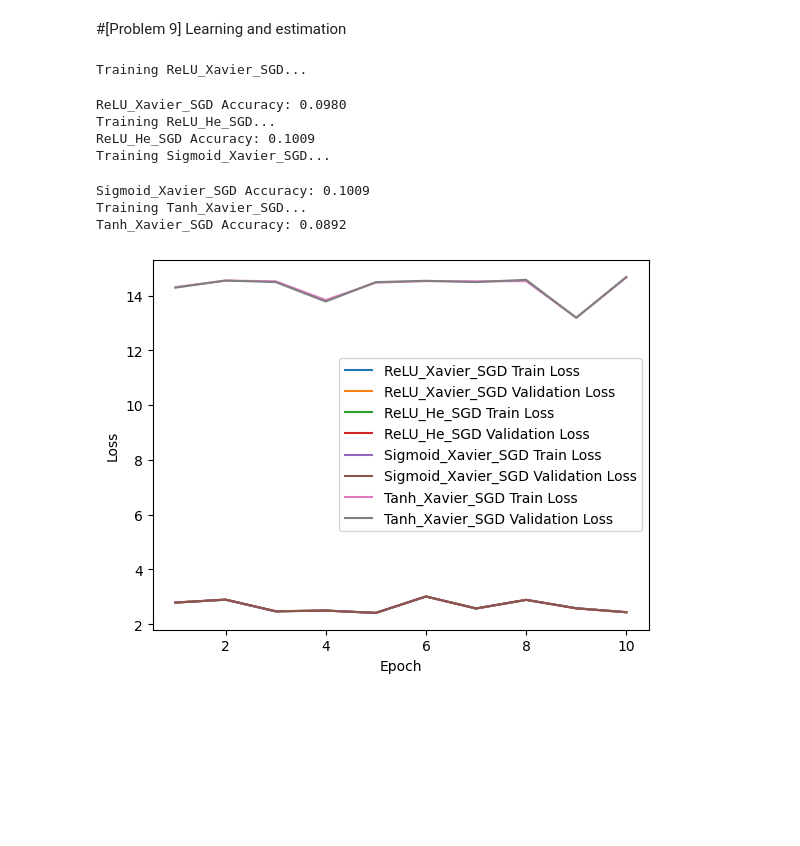
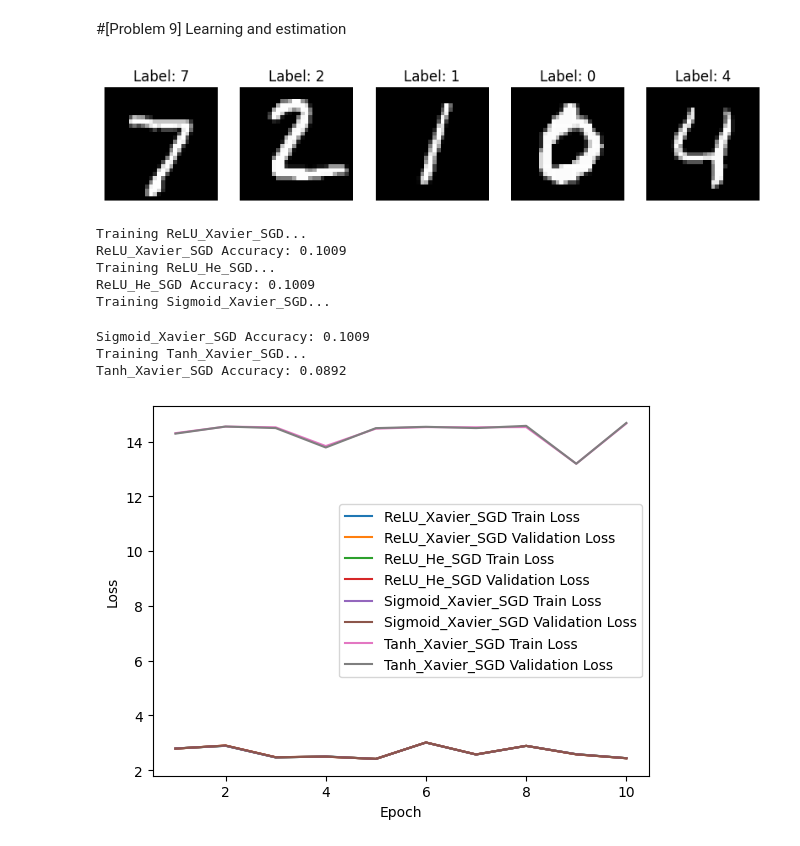
Before and after one commit to ashrafmaccido/AI-Course, a Jupyter notebook: Deep_Neutral_Network_Assignment.ipynb, the cells around one changed output. Saved outputs shown, nothing was run; the diff lists cells and outputs as text; code cells hidden in the pictures; blank space fills up the shorter version.

```diff
--- a/Deep_Neutral_Network_Assignment.ipynb
+++ b/Deep_Neutral_Network_Assignment.ipynb
@@ -294,6 +291,20 @@ X_test = X_test.reshape(-1, 784).astype(np.float64) / 255
 enc = OneHotEncoder(handle_unknown='ignore', sparse=False)
 y_train_one_hot = enc.fit_transform(y_train[:, np.newaxis])
 y_test_one_hot = enc.transform(y_test[:, np.newaxis])
+
+# Function to display MNIST images
+def display_images(X, y, num_images=5):
+    """Function to display a grid of MNIST images."""
+    plt.figure(figsize=(10, 5))
+    for i in range(num_images):
+        plt.subplot(1, num_images, i + 1)
+        plt.imshow(X[i].reshape(28, 28), cmap='gray')
+        plt.title(f"Label: {y[i]}")
+        plt.axis('off')
+    plt.show()
+
+# Call the function to display images
+display_images(X_test, y_test, num_images=5)
 
 # Define activation functions and initializers
 class ReLU:
@@ -488,39 +499,40 @@ def train_and_evaluate():
             optimizer=SGD,
             activater=Sigmoid
         ),
         'Tanh_Xavier_SGD': ScratchSimpleNeuralNetworkClassifier(
             verbose=True, epoch=10,
             initializer=XavierInitializer,
             optimizer=SGD,
             activater=Tanh
         )
     }
 
     for name, model in models.items():
         print(f"Training {name}...")
         model.fit(X_train, y_train_one_hot, X_val=X_test, y_val=y_test_one_hot)
         predictions = model.predict(X_test)
         accuracy = np.mean(predictions == y_test)
         print(f"{name} Accuracy: {accuracy:.4f}")
 
         # Plot loss curves
         plt.plot(range(1, model.epoch + 1), model.loss_train, label=f'{name} Train Loss')
         if model.loss_val:
             plt.plot(range(1, model.epoch + 1), model.loss_val, label=f'{name} Validation Loss')
 
     plt.xlabel('Epoch')
     plt.ylabel('Loss')
     plt.legend()
     plt.show()
 
 train_and_evaluate()
 # %% [output]
+[figure, new version]
 Training ReLU_Xavier_SGD...
+ReLU_Xavier_SGD Accuracy: 0.1009
+Training ReLU_He_SGD...
+ReLU_He_SGD Accuracy: 0.1009
+Training Sigmoid_Xavier_SGD...
-ReLU_Xavier_SGD Accuracy: 0.0980
-Training ReLU_He_SGD...
-ReLU_He_SGD Accuracy: 0.1009
-Training Sigmoid_Xavier_SGD...
+Sigmoid_Xavier_SGD Accuracy: 0.1009
+Training Tanh_Xavier_SGD...
+Tanh_Xavier_SGD Accuracy: 0.0892
-Sigmoid_Xavier_SGD Accuracy: 0.1009
-Training Tanh_Xavier_SGD...
-Tanh_Xavier_SGD Accuracy: 0.0892
-[figure, old version]
+[figure, added]
```
Also changed, not shown: parts of 1 cell of this notebook, 2 other files.
